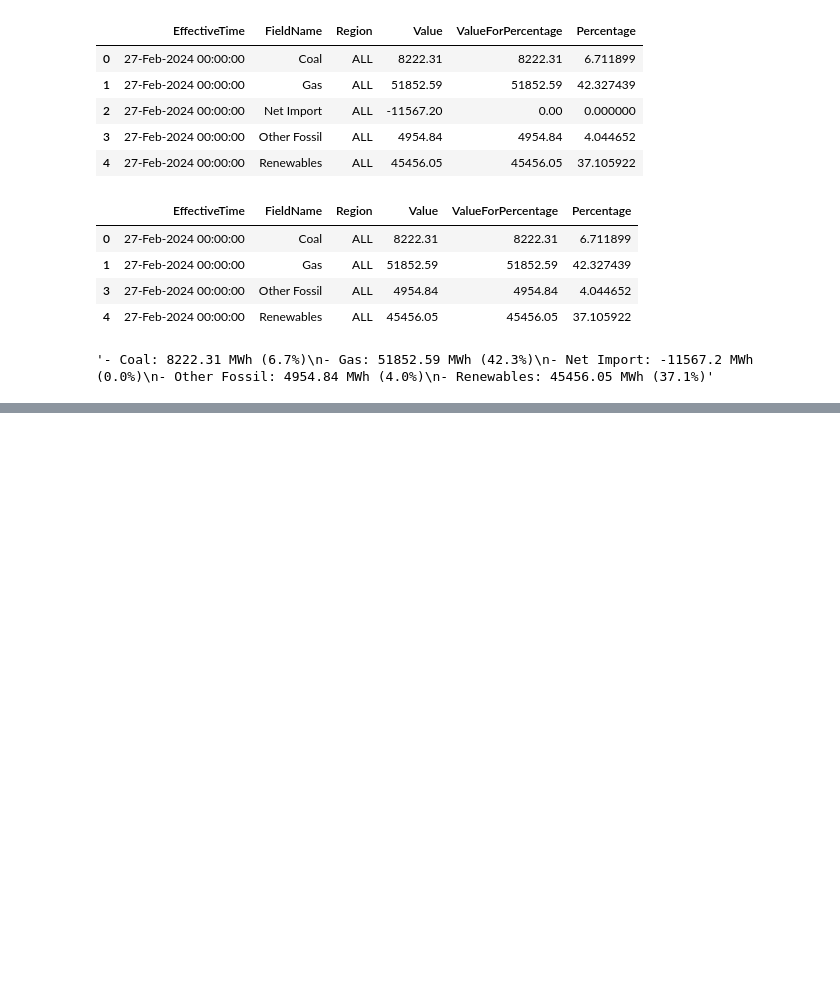
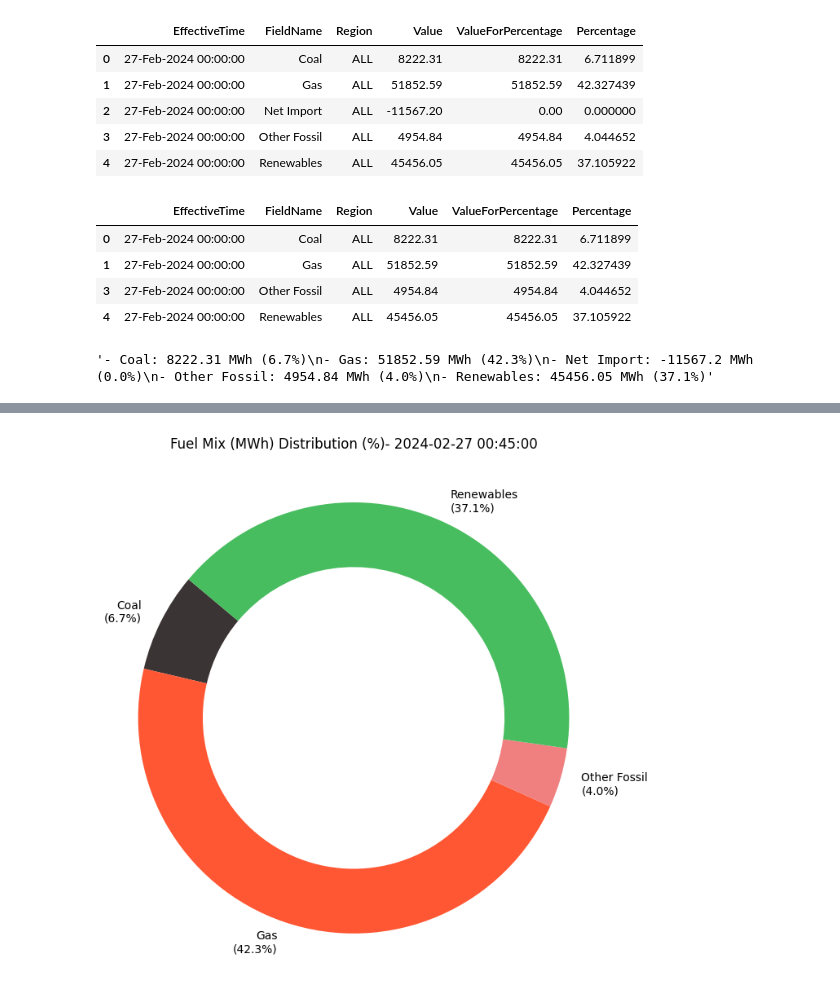
Before and after one commit to SaM-92/telegram-energy-api, a Jupyter notebook: eirgrid_api.ipynb, the cells around one changed output, grey strips where cells are left out. Drawn from its saved outputs; the diff is of its cells as text; code cells hidden in the pictures; blank space fills up the shorter version.

```diff
--- a/eirgrid_api.ipynb
+++ b/eirgrid_api.ipynb
@@ -959,0 +968,4 @@ fuel_mix_details
+# %%
+pie_chart_fuel_mix(df,'exporting',now)
+# %% [output]
+[figure, added]
```
Also changed, not shown: parts of 3 cells of this notebook.
